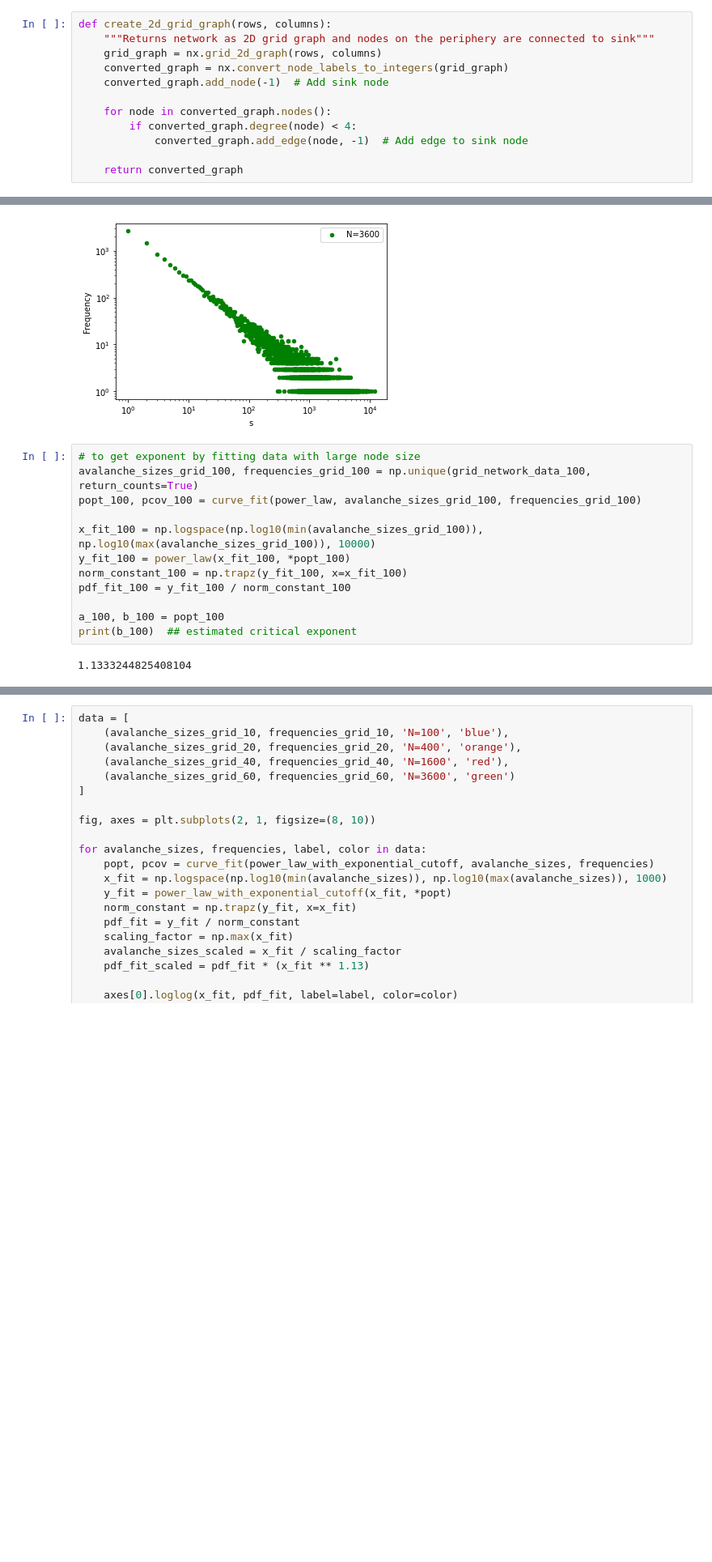
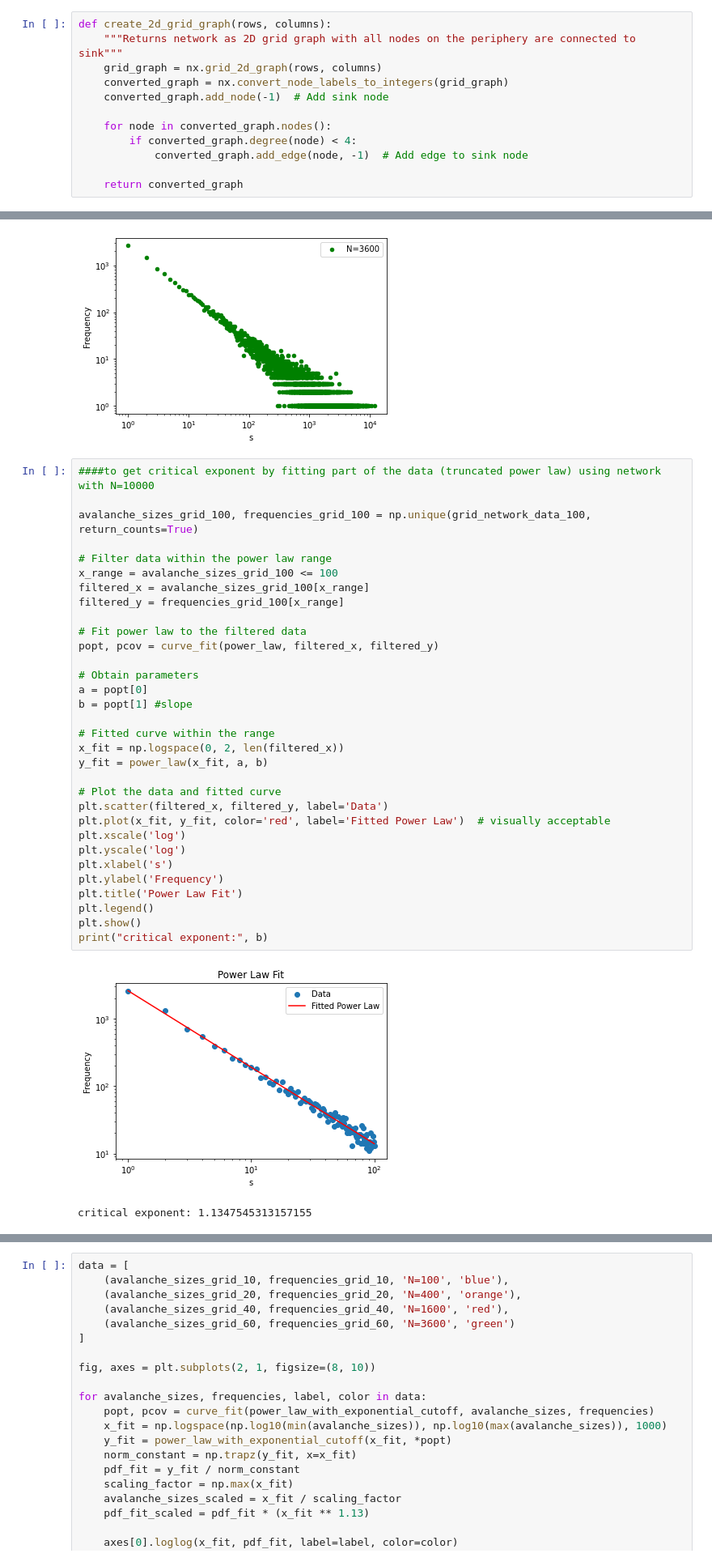
Before and after one commit to rkoevoets/complex-system-simulation, a Jupyter notebook: 2d grid network.ipynb, the cells around one changed output, grey strips where cells are left out. Shown: that part at 81% size. Saved outputs shown, nothing was run; the diff lists cells and outputs as text; blank space fills up the shorter version.

Commit message:
2D grid & ws: last versions

```diff
--- a/2d grid network.ipynb
+++ b/2d grid network.ipynb
@@ -9,6 +10,6 @@ import powerlaw
 # %%
 def create_2d_grid_graph(rows, columns):
-    """Returns network as 2D grid graph and nodes on the periphery are connected to sink"""
+    """Returns network as 2D grid graph with all nodes on the periphery are connected to sink"""
     grid_graph = nx.grid_2d_graph(rows, columns)
     converted_graph = nx.convert_node_labels_to_integers(grid_graph)
     converted_graph.add_node(-1)  # Add sink node
@@ -78,17 +79,38 @@ for avalanche_sizes, frequencies, label, color, filename in data:
 [figure]
 [figure]
 [figure]
-# %%
-# to get exponent by fitting data with large node size
-avalanche_sizes_grid_100, frequencies_grid_100 = np.unique(grid_network_data_100, return_counts=True)
-popt_100, pcov_100 = curve_fit(power_law, avalanche_sizes_grid_100, frequencies_grid_100)
-
-x_fit_100 = np.logspace(np.log10(min(avalanche_sizes_grid_100)), np.log10(max(avalanche_sizes_grid_100)), 10000)
-y_fit_100 = power_law(x_fit_100, *popt_100)
-norm_constant_100 = np.trapz(y_fit_100, x=x_fit_100)
-pdf_fit_100 = y_fit_100 / norm_constant_100
-
-a_100, b_100 = popt_100
-print(b_100)  ## estimated critical exponent
-# %% [output]
-1.1333244825408104
+# %%
+####to get critical exponent by fitting part of the data (truncated power law) using network with N=10000
+
+avalanche_sizes_grid_100, frequencies_grid_100 = np.unique(grid_network_data_100, return_counts=True)
+
+# Filter data within the power law range
+x_range = avalanche_sizes_grid_100 <= 100
+filtered_x = avalanche_sizes_grid_100[x_range]
+filtered_y = frequencies_grid_100[x_range]
+
+# Fit power law to the filtered data
+popt, pcov = curve_fit(power_law, filtered_x, filtered_y)
+
+# Obtain parameters
+a = popt[0]
+b = popt[1] #slope
+
+# Fitted curve within the range
+x_fit = np.logspace(0, 2, len(filtered_x))
+y_fit = power_law(x_fit, a, b)
+
+# Plot the data and fitted curve
+plt.scatter(filtered_x, filtered_y, label='Data')
+plt.plot(x_fit, y_fit, color='red', label='Fitted Power Law')  # visually acceptable
+plt.xscale('log')
+plt.yscale('log')
+plt.xlabel('s')
+plt.ylabel('Frequency')
+plt.title('Power Law Fit')
+plt.legend()
+plt.show()
+print("critical exponent:", b)
+# %% [output]
+[figure, added]
+critical exponent: 1.1347545313157155
```
Also changed, not shown: parts of 5 cells of this notebook, 1 other file.
